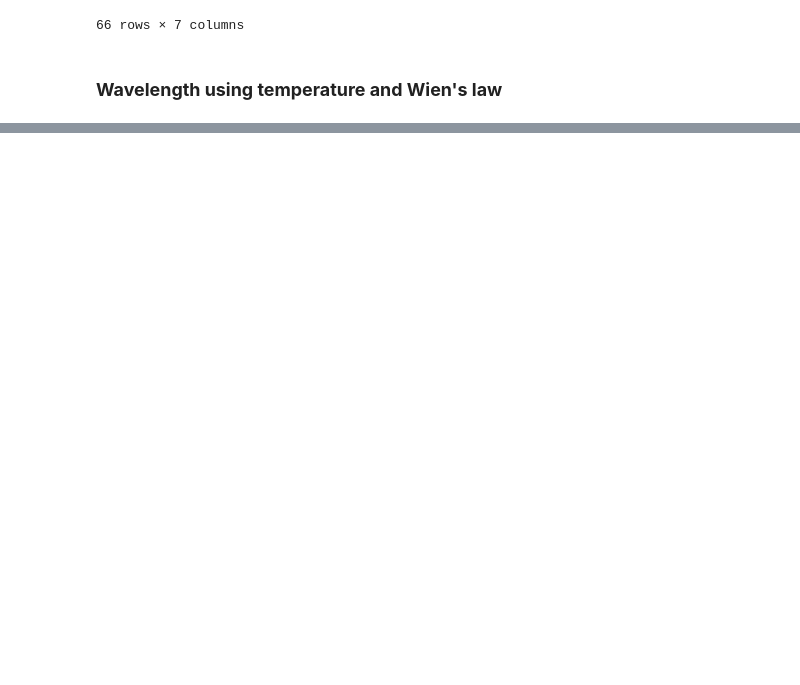
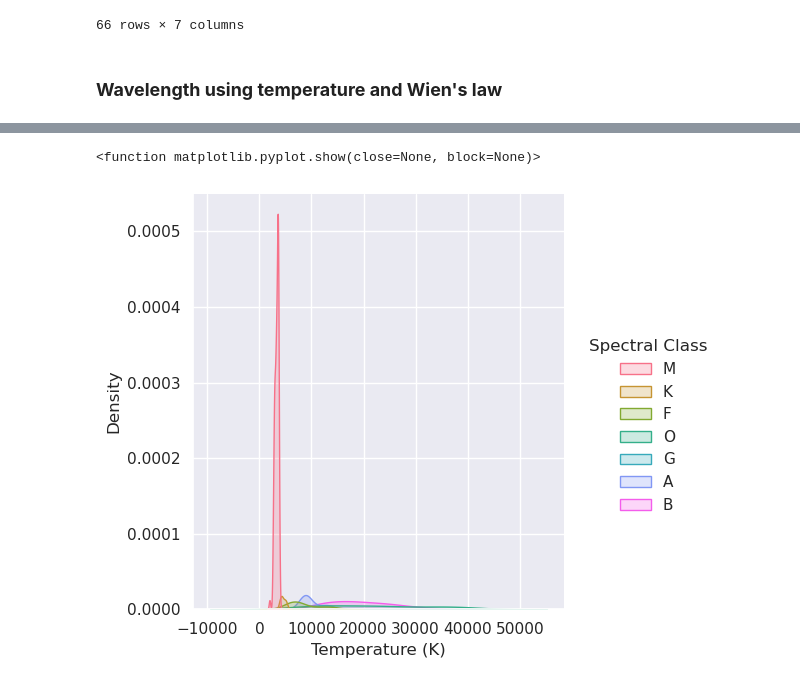
Before and after one commit to xhapa/Star-types, a Jupyter notebook: eda_star_types.ipynb, the cells around one changed output, grey strips where cells are left out. Cells and saved outputs as stored; diff of their text form; code cells hidden in the pictures; blank space fills up the shorter version.

```diff
--- a/eda_star_types.ipynb
+++ b/eda_star_types.ipynb
@@ -201,0 +212,6 @@ stars_df.tail(5)
+# %%
+sns.displot(data=stars_df, x='Temperature (K)', hue='Spectral Class',kind='kde', fill=True, bw_adjust=1, legend=True)
+plt.show
+# %% [output]
+<function matplotlib.pyplot.show(close=None, block=None)>
+[figure, added]
```
Also changed, not shown: parts of 18 cells of this notebook.
